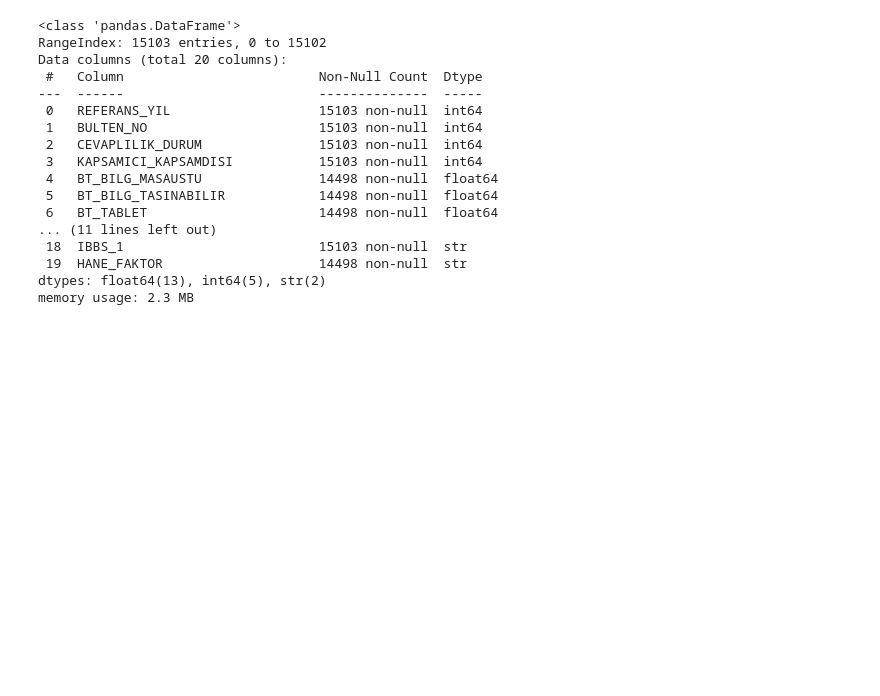
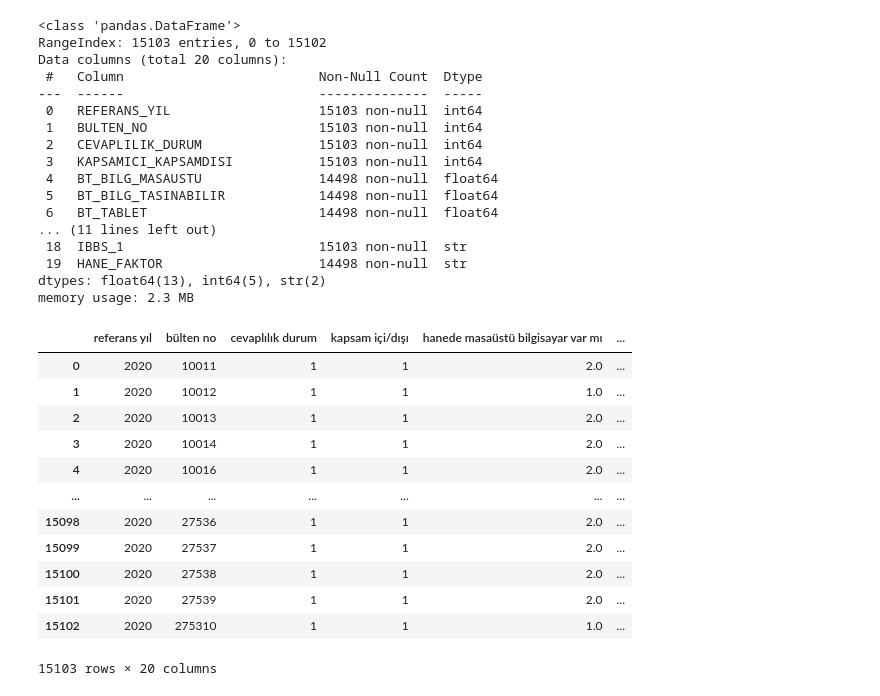
Before and after one commit to dilarasenay/hanehalki-bilisim-teknolojileri-tuik, a Jupyter notebook: 2020yilihane.ipynb, the cells around one changed output. Cells and saved outputs as stored; diff of their text form; code cells hidden in the pictures; blank space fills up the shorter version.

Commit message:
2020 ve 2021 hane verileri düzeltildi.

```diff
--- a/2020yilihane.ipynb
+++ b/2020yilihane.ipynb
@@ -29,3 +29,44 @@ Data columns (total 20 columns):
  19  HANE_FAKTOR                    14498 non-null  str
 dtypes: float64(13), int64(5), str(2)
 memory usage: 2.3 MB
+# %%
+df.rename(columns={"REFERANS_YIL": "referans yıl"}, inplace=True)
+df.rename(columns={"BULTEN_NO": "bülten no"}, inplace=True)
+df.rename(columns={"BT_BILG_MASAUSTU": "hanede masaüstü bilgisayar var mı"}, inplace=True)
+df.rename(columns={"BT_BILG_DIZUSTU": "hanede dizüstü bilgisayar var mı"}, inplace=True)
+df.rename(columns={"BT_TABLET": "hanede tablet var mı"}, inplace=True)
+df.rename(columns={"HANE_INTERNET_ERISIM_DURUMU": "hane internet erişim durumu"}, inplace=True)
+df.rename(columns={"hane_aylik_gelir_grp_20": "hanenin aylık toplam net geliri (20'li gelir grubu)"}, inplace=True)
+df.rename(columns={"HHB": "hane büyüklüğü"}, inplace=True)
+df.rename(columns={"IBBS_1": "istatistiki bölge birimleri sınıflaması (düzey 1)"}, inplace=True)
+df.rename(columns={"MAH_DEG_L1": "hanehalkı adresinin kır veya kent olma durumu"}, inplace=True)
+df.rename(columns={"HANE_FAKTOR": "hane ağırlık katsayısı"}, inplace=True)
+df.rename(columns={"BT_TEL_CEP": "hanede cep telefonu var mı"}, inplace=True)
+df.rename(columns={"BT_DIGER_CIHAZ": "hanede diğer cihazlar var mı"}, inplace=True)
+df.rename(columns={"KAPSAMICI_KAPSAMDISI": "kapsam içi/dışı"}, inplace=True)
+df.rename(columns={"INT_BAGLANTI_SABIT_GENIS": "sabit internet (ev interneti)"}, inplace=True)
+df.rename(columns={"INT_BAGLANTI_MOBIL_GENIS": "mobil internet"}, inplace=True)
+df.rename(columns={"HANE_GELIR_AYLIK": "hane gelir aylık"}, inplace=True)
+df.rename(columns={"CEVAPLILIK_DURUM": "cevaplılık durum"}, inplace=True)
+df.rename(columns={"BT_BILG_TASINABILIR": "hanede dizüstü bilgisayar var mı"}, inplace=True)
+df.rename(columns={"BT_OYUNKONSOL": "hanede oyun konsolu var mı"}, inplace=True)
+df.rename(columns={"BT_INTBAGLANAN_TV": "hanede akıllı tv var mı"}, inplace=True)
+df.rename(columns={"HANE_INTERNET_ERISIM_KULLANIM": "internet erişimi olan hanelerin internet kullanım durumu"}, inplace=True)
+df.rename(columns={"INT_BAGLANTI_CEVIRMELI_ISDN": "internet bağlantı türü çevirmeli bağlantı veya ısdn "}, inplace=True)
+df.rename(columns={"INT_BAGLANTI_TEL_DARBANT": "cep telefonu üzerinden darbant bağlantı"}, inplace=True)
+# %%
+df
+# %% [output]
+|  | referans yıl | bülten no | cevaplılık durum | kapsam içi/dışı | hanede masaüstü bilgisayar var mı | ... |
+| 0 | 2020 | 10011 | 1 | 1 | 2.0 | ... |
+| 1 | 2020 | 10012 | 1 | 1 | 1.0 | ... |
+| 2 | 2020 | 10013 | 1 | 1 | 2.0 | ... |
+| 3 | 2020 | 10014 | 1 | 1 | 2.0 | ... |
+| 4 | 2020 | 10016 | 1 | 1 | 2.0 | ... |
+| ... | ... | ... | ... | ... | ... | ... |
+| 15098 | 2020 | 27536 | 1 | 1 | 2.0 | ... |
+| 15099 | 2020 | 27537 | 1 | 1 | 2.0 | ... |
+| 15100 | 2020 | 27538 | 1 | 1 | 2.0 | ... |
+| 15101 | 2020 | 27539 | 1 | 1 | 2.0 | ... |
+| 15102 | 2020 | 275310 | 1 | 1 | 1.0 | ... |
+15103 rows × 20 columns
```
Also changed, not shown: parts of 1 cell of this notebook, 1 other file.
